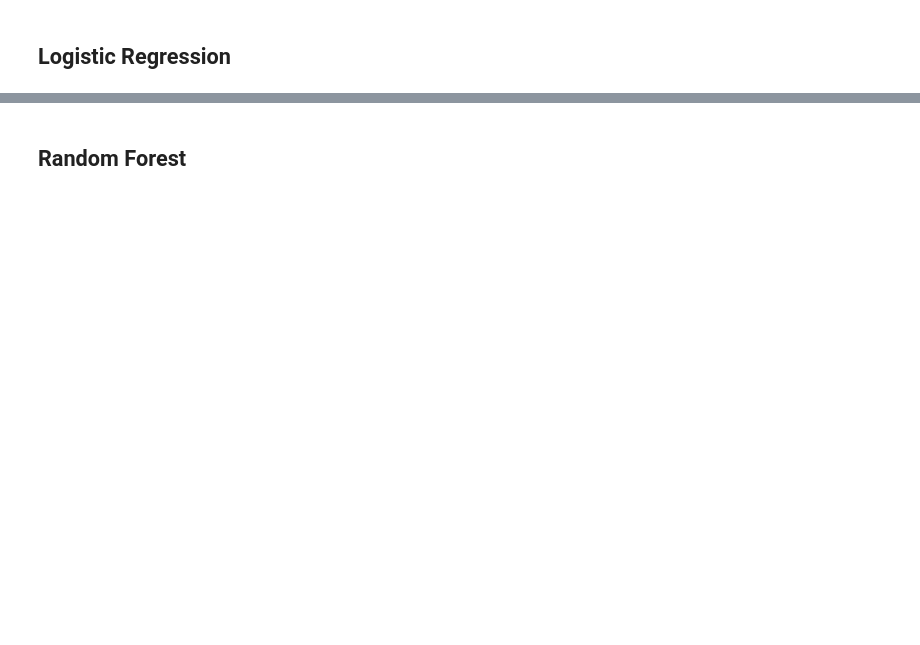
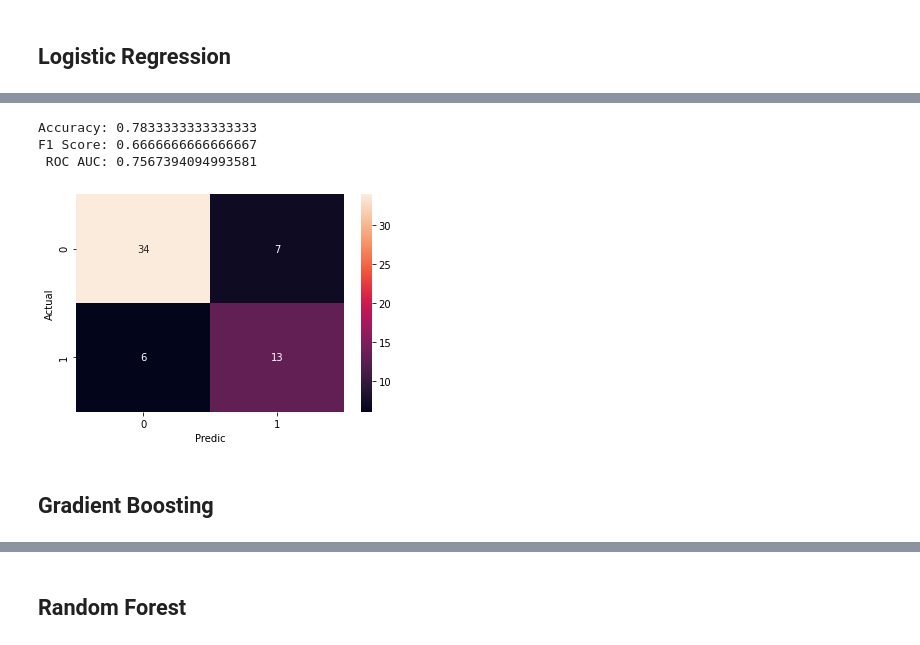
Before and after one commit to KasumiL5x/bu-postdoc-test, a Jupyter notebook: model.ipynb, the cells around one changed output, grey strips where cells are left out. Saved outputs shown, nothing was run; the diff lists cells and outputs as text; code cells hidden in the pictures; blank space fills up the shorter version.

```diff
--- a/model.ipynb
+++ b/model.ipynb
@@ -148,0 +305,20 @@ plt.show()
+# %%
+preds_svc = cv_svc.predict(X_test)
+
+print(f'Accuracy: {accuracy_score(y_test, preds_svc)}')
+print(f'F1 Score: {f1_score(y_test, preds_svc)}')
+print(f' ROC AUC: {roc_auc_score(y_test, preds_svc)}')
+
+conf_svc = pd.DataFrame({
+    'Actual': y_test,
+    'Predic': preds_svc
+})
+sns.heatmap(pd.crosstab(conf_svc['Actual'], conf_svc['Predic'], rownames=['Actual'], colnames=['Predic']), annot=True)
+plt.show()
+# %% [output]
+Accuracy: 0.7833333333333333
+F1 Score: 0.6666666666666667
+ ROC AUC: 0.7567394094993581
+[figure, added]
+# %% [markdown]
+## Gradient Boosting
```
Also changed, not shown: parts of 20 cells of this notebook.
